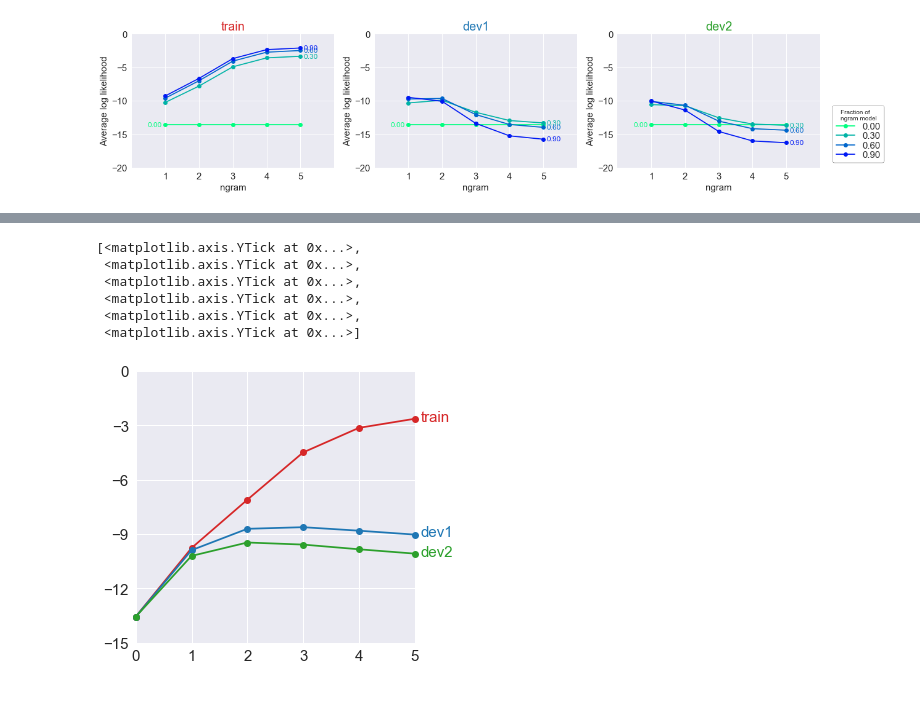
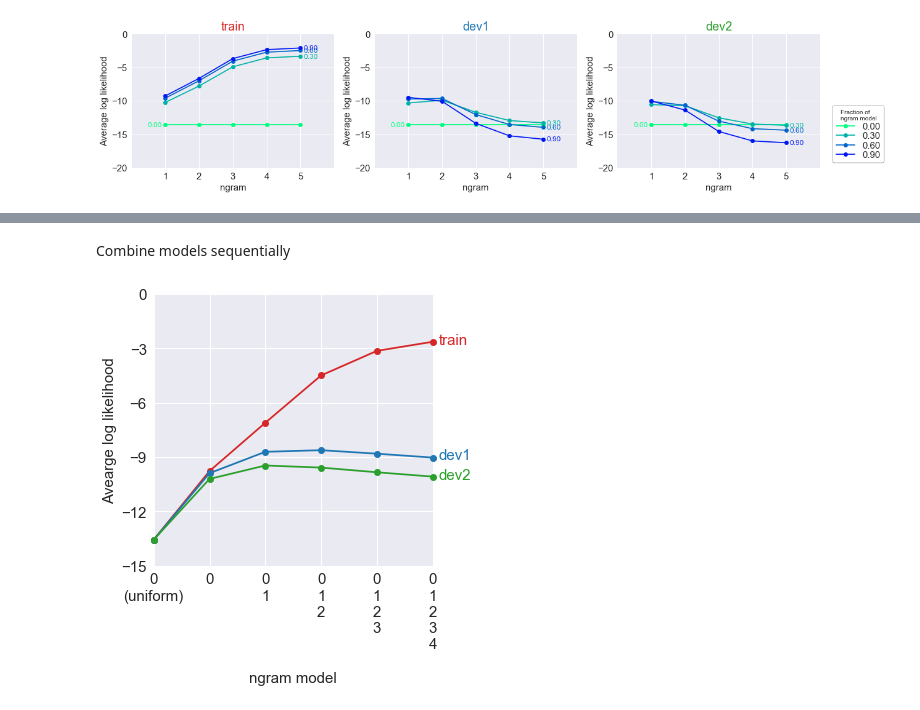
Before and after one commit to khanhnguyendata/ngram, a Jupyter notebook: analysis/medium.ipynb, the cells around one changed output, grey strips where cells are left out. Saved outputs shown, nothing was run; the diff lists cells and outputs as text; code cells hidden in the pictures.

```diff
--- a/analysis/medium.ipynb
+++ b/analysis/medium.ipynb
@@ -107,9 +79,3 @@ test2_sentence_generator = get_tokenized_sentences('../data/test2_tokenized.txt'
-# %%
-train_counter = NgramCounter(train_sentence_generator)
-dev1_counter = NgramCounter(dev1_sentence_generator)
-dev2_counter = NgramCounter(dev2_sentence_generator)
-test1_counter = NgramCounter(test1_sentence_generator)
-test2_counter = NgramCounter(test2_sentence_generator)
 # %%
 train_counter.token_count, dev1_counter.token_count, dev2_counter.token_count, test1_counter.token_count, test2_counter.token_count
 # %% [output]
@@ -131,8 +97,12 @@ class UnigramModel:
     def calculate_unigram_probs(self, smoothed):
         self.probs = {}
         for unigram, unigram_count in self.unigram_counts.items():
-            prob_nom = unigram_count['all'] + 1 if smoothed else unigram_count['all']
-            prob_denom = self.counter.token_count + self.unigram_vocab_size if smoothed else self.counter.token_count
+            if smoothed:
+                prob_nom = unigram_count['all'] + 1
+                prob_denom = self.counter.token_count + self.unigram_vocab_size
+            else:
+                prob_nom = unigram_count['all']
+                prob_denom = self.counter.token_count
             self.probs[unigram] = prob_nom / prob_denom
 
     def calculate_avg_ll(self, test_counter):
@@ -318,7 +298,7 @@ ax3.set_title('dev2', color='tab:green')
 Text(0.5, 1.0, 'dev2')
 [figure]
 # %%
-ngram_weight = 0.9
+ngram_weight = 0.1
 uniform_weight = 1 - ngram_weight
 dev1_n_tokens = len(dev1_prob_matrix)
 dev2_n_tokens = len(dev2_prob_matrix)
@@ -353,7 +333,11 @@ Text(0, 0.5, 'Average log likelihood')
+# %% [markdown]
+Combine models sequentially
 # %%
 train_avg_lls = []
 dev1_avg_lls = []
 dev2_avg_lls = []
+labels = ['0\n(uniform)']
+label = ''
 
 ngrams = []
 for n in range(6):
@@ -361,24 +345,26 @@ for n in range(6):
     train_avg_lls.append(calculate_avg_ll(train_prob_matrix, ngrams))
     dev1_avg_lls.append(calculate_avg_ll(dev1_prob_matrix, ngrams))
     dev2_avg_lls.append(calculate_avg_ll(dev2_prob_matrix, ngrams))
+
+    label += f'{n}\n'
+    labels.append(label)
 # %%
 fig, ax = plt.subplots(figsize=(5, 5))
+
 ax.plot(ngrams, train_avg_lls, '-o', color='tab:red', clip_on=False)
 ax.plot(ngrams, dev1_avg_lls, '-o', color='tab:blue', clip_on=False)
 ax.plot(ngrams, dev2_avg_lls, '-o', color='tab:green', clip_on=False)
 
 ax.text(5.1, train_avg_lls[-1]+0.1, s='train', va='center', color='tab:red', fontsize=15)
 ax.text(5.1, dev1_avg_lls[-1]+0.1, s='dev1', va='center', color='tab:blue', fontsize=15)
 ax.text(5.1, dev2_avg_lls[-1]+0.1, s='dev2', va='center', color='tab:green', fontsize=15)
 
+ax.set_xticklabels(labels)
+ax.set_xlabel('ngram model')
+ax.set_ylabel('Avearge log likelihood')
 ax.set_xlim(0, 5)
 ax.set_ylim(-15, 0)
 ax.set_yticks(range(-15, 1, 3))
+plt.show()
 # %% [output]
-[<matplotlib.axis.YTick at 0x...>,
- <matplotlib.axis.YTick at 0x...>,
- <matplotlib.axis.YTick at 0x...>,
- <matplotlib.axis.YTick at 0x...>,
- <matplotlib.axis.YTick at 0x...>,
- <matplotlib.axis.YTick at 0x...>]
-[figure, old version]
+[figure, new version]
```
Also changed, not shown: parts of 12 cells of this notebook, 2 other files.
